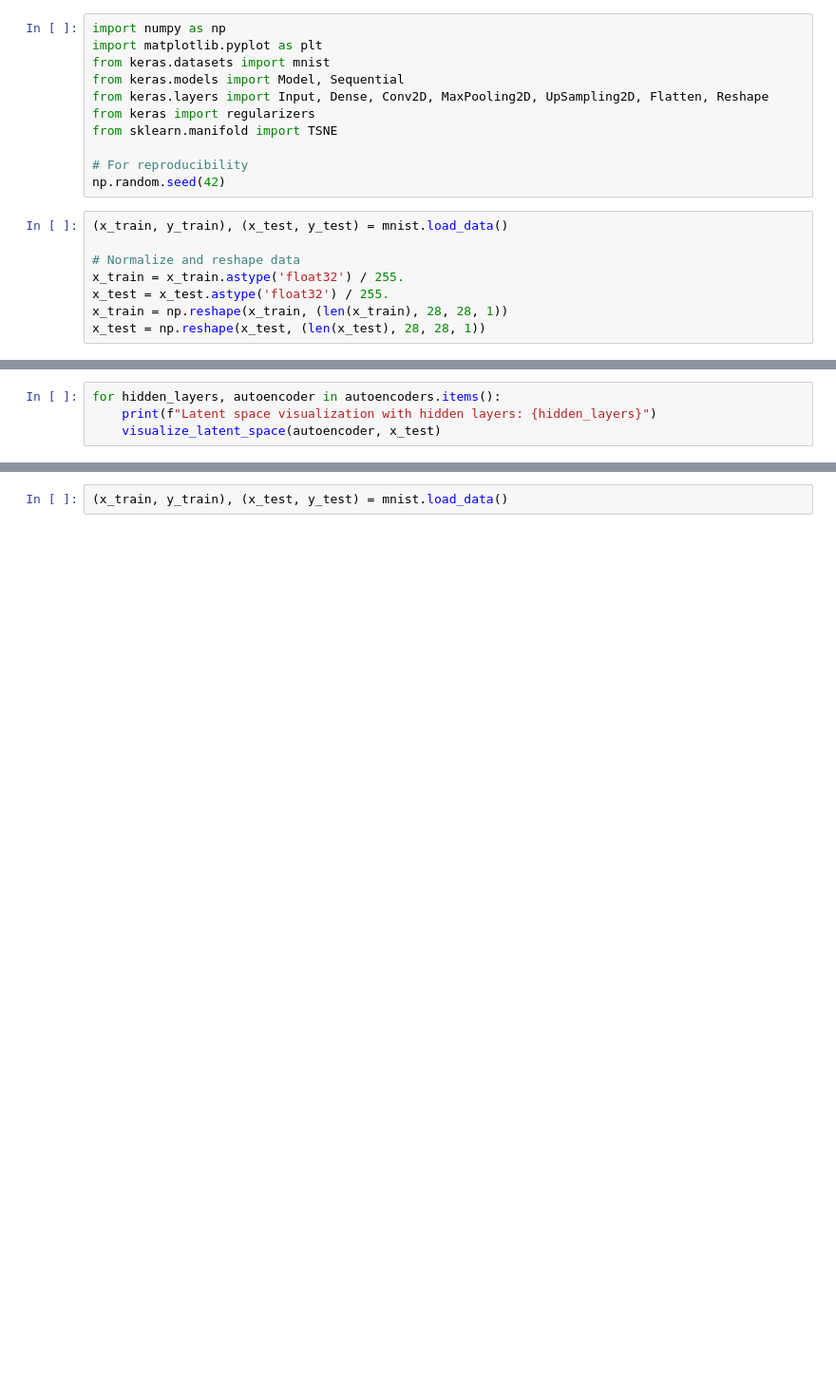
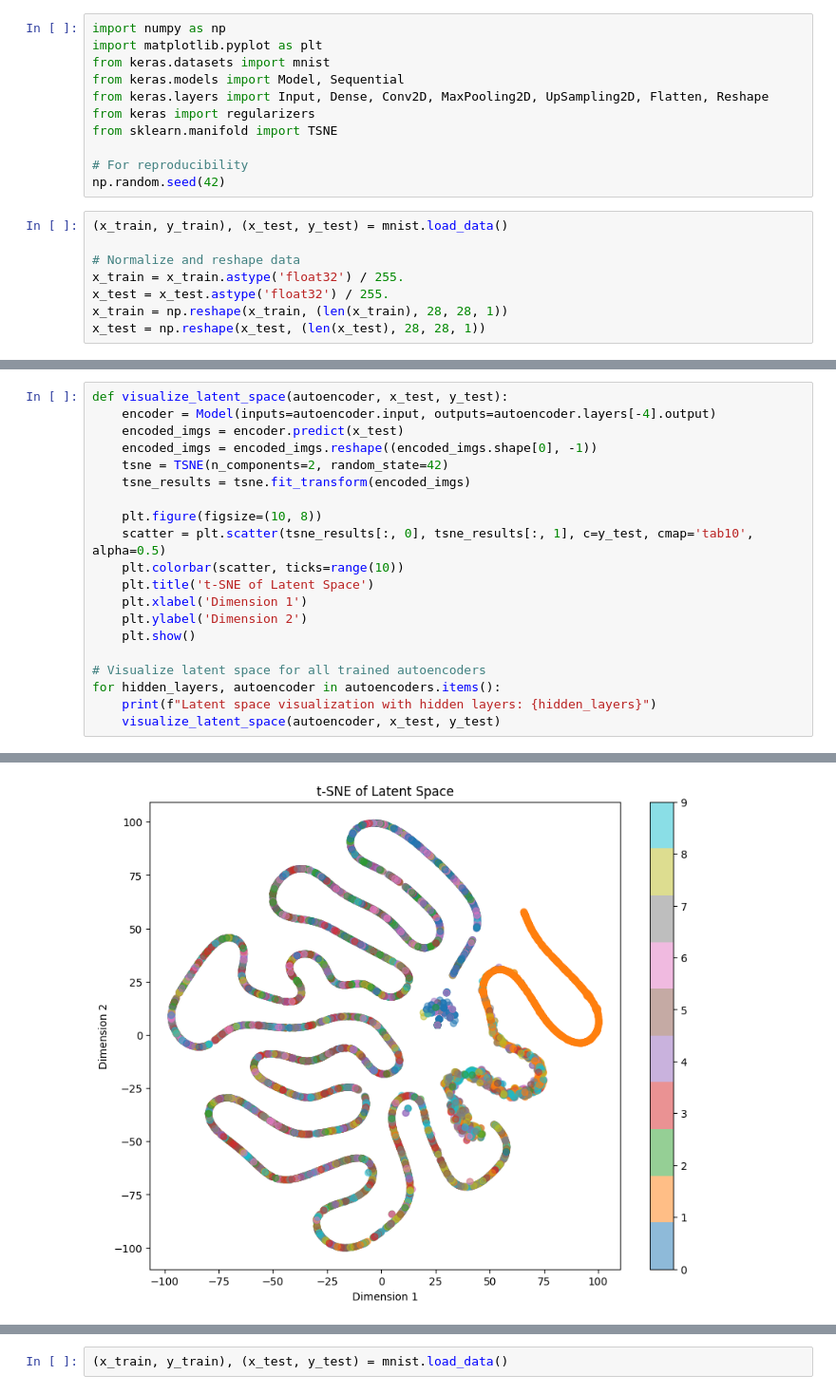
Before and after one commit to FabianBB/Machine-Learning, a Jupyter notebook: Autoencoders/Autoencoders Transfer Learning.ipynb, the cells around one changed output, grey strips where cells are left out. Shown at 95% size. Cells and saved outputs as stored; diff of their text form; blank space fills up the shorter version.

```diff
--- a/Autoencoders/Autoencoders Transfer Learning.ipynb
+++ b/Autoencoders/Autoencoders Transfer Learning.ipynb
@@ -283,5 +265 @@ Reconstruction with hidden layers: (20,)
 [figure]
-# %%
-for hidden_layers, autoencoder in autoencoders.items():
-    print(f"Latent space visualization with hidden layers: {hidden_layers}")
-    visualize_latent_space(autoencoder, x_test)
@@ -297,0 +266,21 @@ Latent space visualization with hidden layers: (20,)
+# %%
+def visualize_latent_space(autoencoder, x_test, y_test):
+    encoder = Model(inputs=autoencoder.input, outputs=autoencoder.layers[-4].output)
+    encoded_imgs = encoder.predict(x_test)
+    encoded_imgs = encoded_imgs.reshape((encoded_imgs.shape[0], -1))
+    tsne = TSNE(n_components=2, random_state=42)
+    tsne_results = tsne.fit_transform(encoded_imgs)
+
+    plt.figure(figsize=(10, 8))
+    scatter = plt.scatter(tsne_results[:, 0], tsne_results[:, 1], c=y_test, cmap='tab10', alpha=0.5)
+    plt.colorbar(scatter, ticks=range(10))
+    plt.title('t-SNE of Latent Space')
+    plt.xlabel('Dimension 1')
+    plt.ylabel('Dimension 2')
+    plt.show()
+
+# Visualize latent space for all trained autoencoders
+for hidden_layers, autoencoder in autoencoders.items():
+    print(f"Latent space visualization with hidden layers: {hidden_layers}")
+    visualize_latent_space(autoencoder, x_test, y_test)
+# %% [output]
@@ -297,0 +289 @@ Latent space visualization with hidden layers: (20,)
+[figure, added]
```
Also changed, not shown: parts of 13 cells of this notebook.
